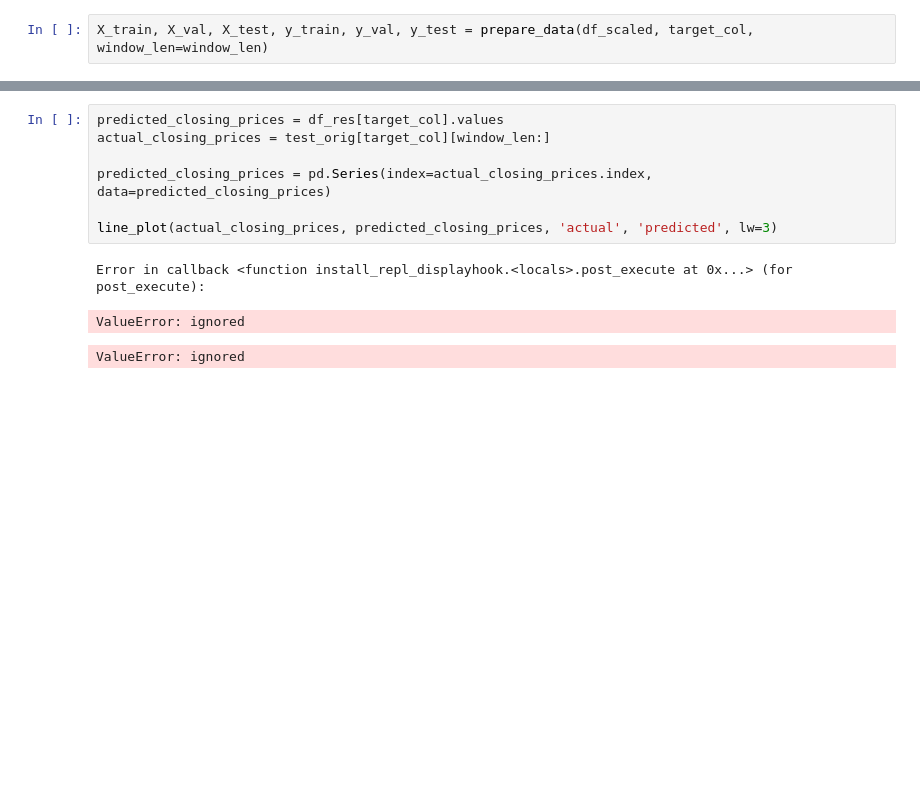
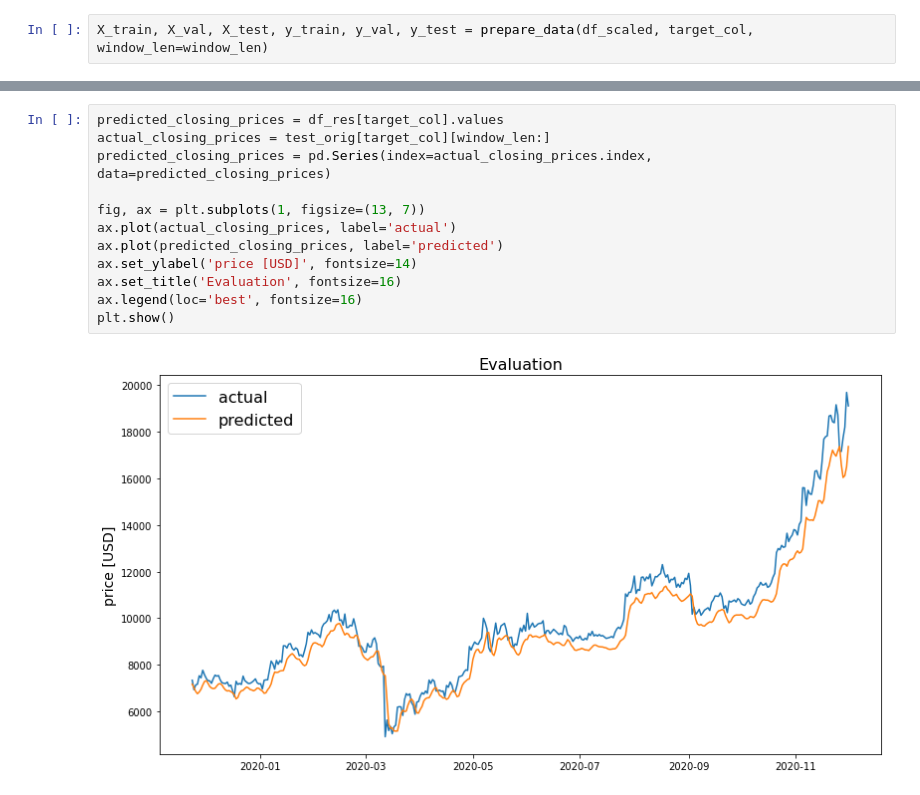
Before and after one commit to Lehel44/crpyto-AI, a Jupyter notebook: Predict_BitCoin.ipynb, the cells around one changed output, grey strips where cells are left out. Drawn from its saved outputs; the diff is of its cells as text; blank space fills up the shorter version.

Commit message:
Plot call fixed.

```diff
--- a/Predict_BitCoin.ipynb
+++ b/Predict_BitCoin.ipynb
@@ -157,11 +157,14 @@ df_res.head()
 # %%
 predicted_closing_prices = df_res[target_col].values
 actual_closing_prices = test_orig[target_col][window_len:]
-
 predicted_closing_prices = pd.Series(index=actual_closing_prices.index, data=predicted_closing_prices)
 
-line_plot(actual_closing_prices, predicted_closing_prices, 'actual', 'predicted', lw=3)
+fig, ax = plt.subplots(1, figsize=(13, 7))
+ax.plot(actual_closing_prices, label='actual')
+ax.plot(predicted_closing_prices, label='predicted')
+ax.set_ylabel('price [USD]', fontsize=14)
+ax.set_title('Evaluation', fontsize=16)
+ax.legend(loc='best', fontsize=16)
+plt.show()
 # %% [output]
-Error in callback <function install_repl_displayhook.<locals>.post_execute at 0x...> (for post_execute):
-ValueError: ignored
-ValueError: ignored
+[figure, added]
```
Also changed, not shown: parts of 2 cells of this notebook.
